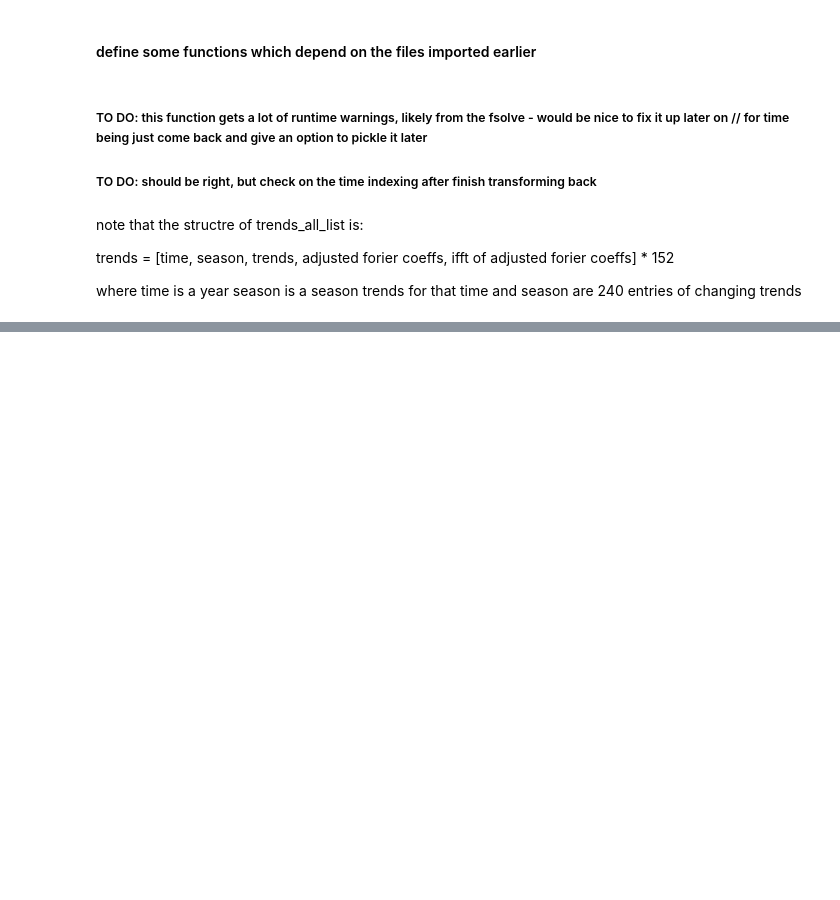
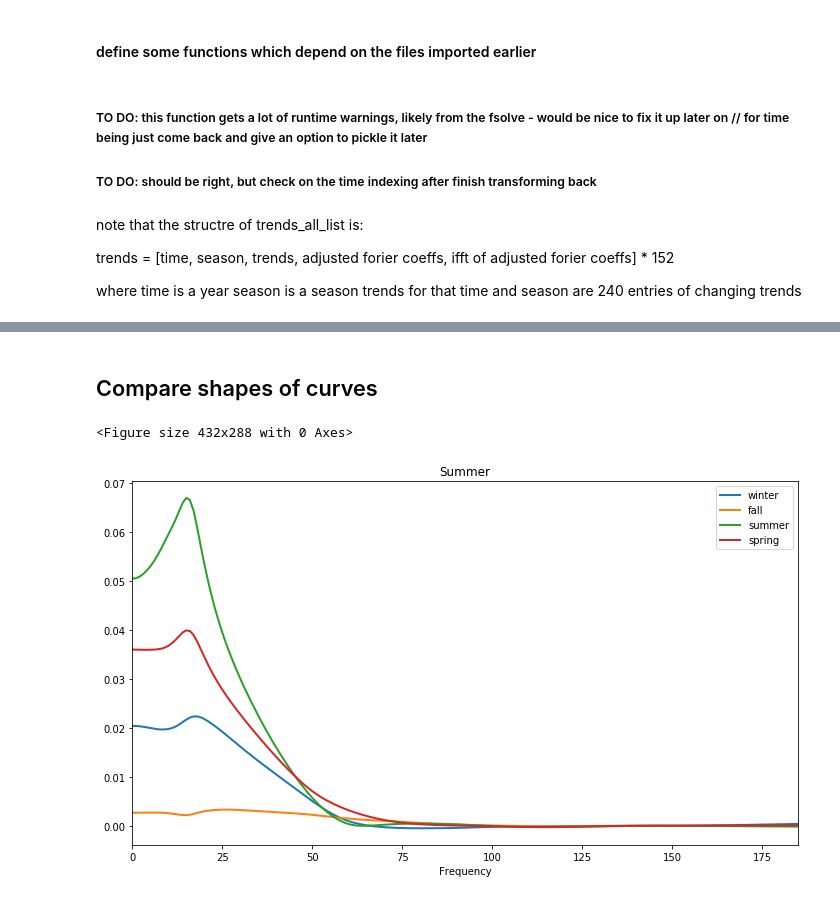
Before and after one commit to csyhuang/python-climate-data-processing, a Jupyter notebook: submission_from_claire/40.5N-processing/40.5N_spectralanalysis.ipynb, the cells around one changed output, grey strips where cells are left out. Cells and saved outputs as stored; diff of their text form; code cells hidden in the pictures; blank space fills up the shorter version.

```diff
--- a/submission_from_claire/40.5N-processing/40.5N_spectralanalysis.ipynb
+++ b/submission_from_claire/40.5N-processing/40.5N_spectralanalysis.ipynb
@@ -261,0 +438,34 @@ fft_total_list = [time_fft(sea, yr, lon) for sea in seasons
+# %% [markdown]
+## Compare shapes of curves
+# %%
+#get loess fits for visualization purposes/comparative - NOT STAT
+wint_lowess = sm.nonparametric.lowess(np.average(winter_ffts, axis = 0), wavenum_time, frac = 0.2)
+lowess_x = list(zip(*wint_lowess))[0]
+wint_lowess_y = list(zip(*wint_lowess))[1]
+
+spring_lowess = sm.nonparametric.lowess(np.average(spring_ffts, axis = 0), wavenum_time, frac = 0.2)
+spring_lowess_y = list(zip(*spring_lowess))[1]
+
+summer_lowess = sm.nonparametric.lowess(np.average(summer_ffts, axis = 0), wavenum_time, frac = 0.2)
+summer_lowess_y = list(zip(*summer_lowess))[1]
+
+fall_lowess = sm.nonparametric.lowess(np.average(fall_ffts, axis = 0), wavenum_time, frac = 0.2)
+fall_lowess_y = list(zip(*fall_lowess))[1]
+# %%
+#plot loess
+plt.clf();
+plt.figure(figsize=(10,6))
+plt.plot(lowess_x, wint_lowess_y, linestyle='-', linewidth=2, label = "winter")
+plt.plot(lowess_x, fall_lowess_y, linestyle='-', linewidth=2, label = "fall")
+plt.plot(lowess_x, summer_lowess_y, linestyle='-', linewidth=2, label = "summer")
+plt.plot(lowess_x, spring_lowess_y, linestyle='-', linewidth=2, label = "spring")
+plt.title('Fourier spectrum')
+plt.title('Summer')
+plt.xlabel('Frequency');
+plt.legend()
+plt.xlim((0,max(flat_list_wtime)))
+plt.tight_layout()
+plt.show()
+# %% [output]
+<Figure size 432x288 with 0 Axes>
+[figure, added]
```
Also changed, not shown: parts of 27 cells of this notebook.
